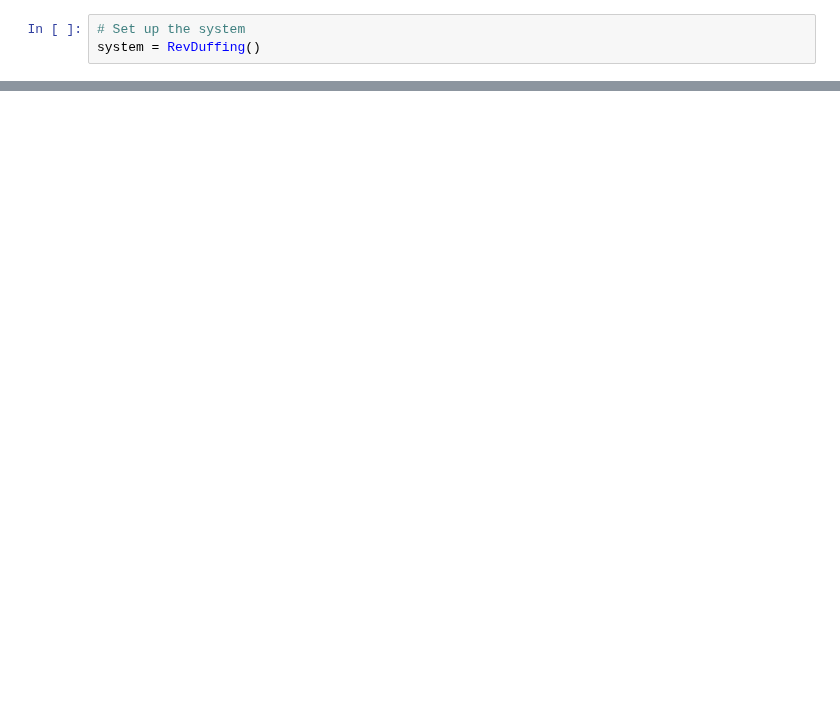
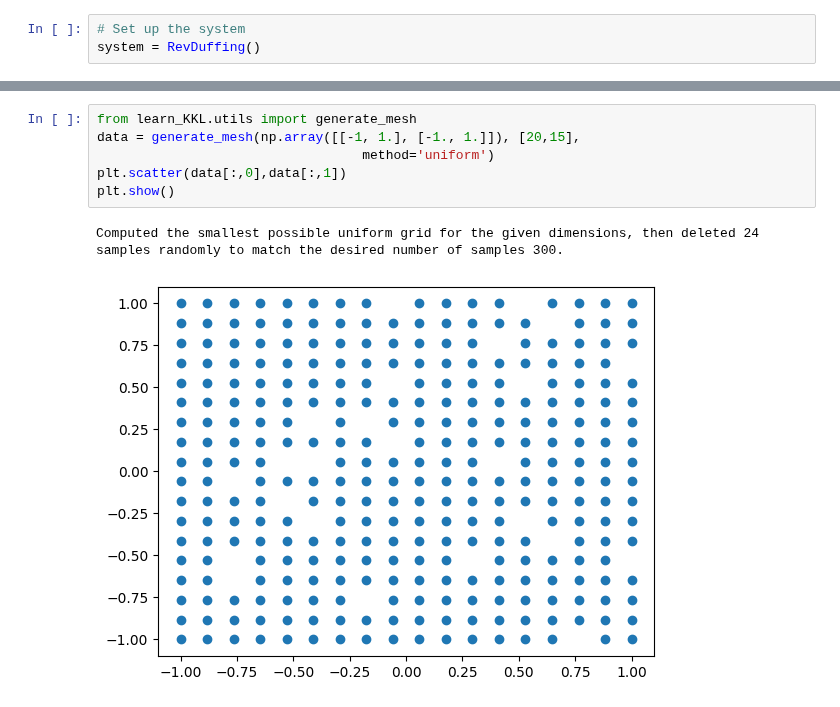
Before and after one commit to Centre-automatique-et-systemes/learn_observe_KKL, a Jupyter notebook: jupyter_notebooks/2_tut_supervised_duffing.ipynb, the cells around one changed output, grey strips where cells are left out. Saved outputs shown, nothing was run; the diff lists cells and outputs as text; blank space fills up the shorter version.

```diff
--- a/jupyter_notebooks/2_tut_supervised_duffing.ipynb
+++ b/jupyter_notebooks/2_tut_supervised_duffing.ipynb
@@ -61,0 +73,9 @@ Results saved in in /Users/mona/PhD_code/learn_observe_KKL/src/jupyter_notebooks
+# %%
+from learn_KKL.utils import generate_mesh
+data = generate_mesh(np.array([[-1, 1.], [-1., 1.]]), [20,15],
+                                  method='uniform')
+plt.scatter(data[:,0],data[:,1])
+plt.show()
+# %% [output]
+Computed the smallest possible uniform grid for the given dimensions, then deleted 24 samples randomly to match the desired number of samples 300.
+[figure, added]
```
Also changed, not shown: parts of 11 cells of this notebook, 7 other files.
